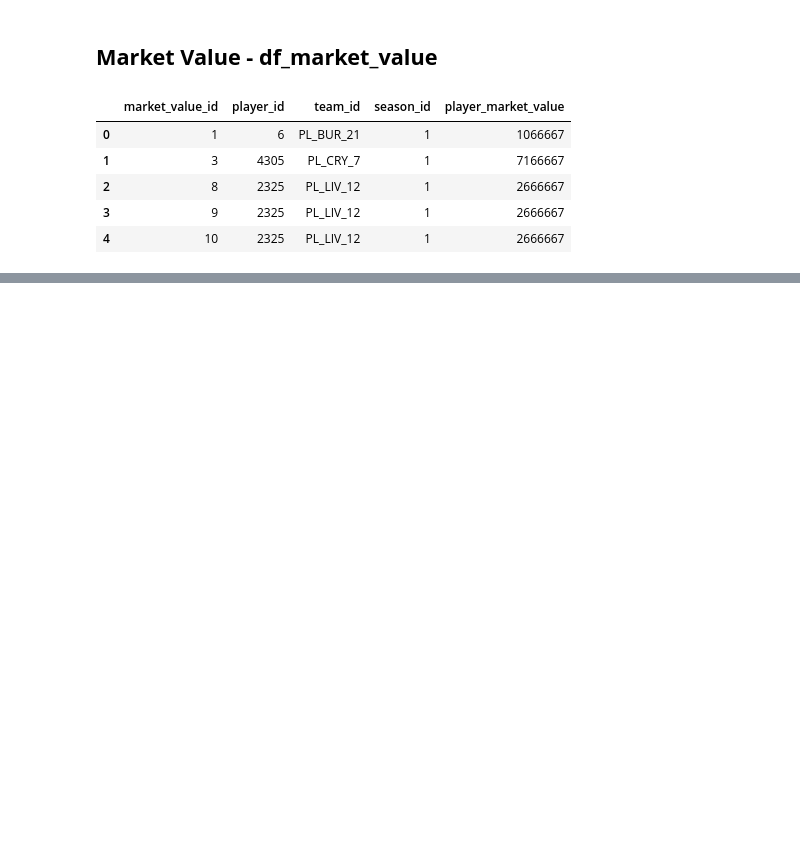
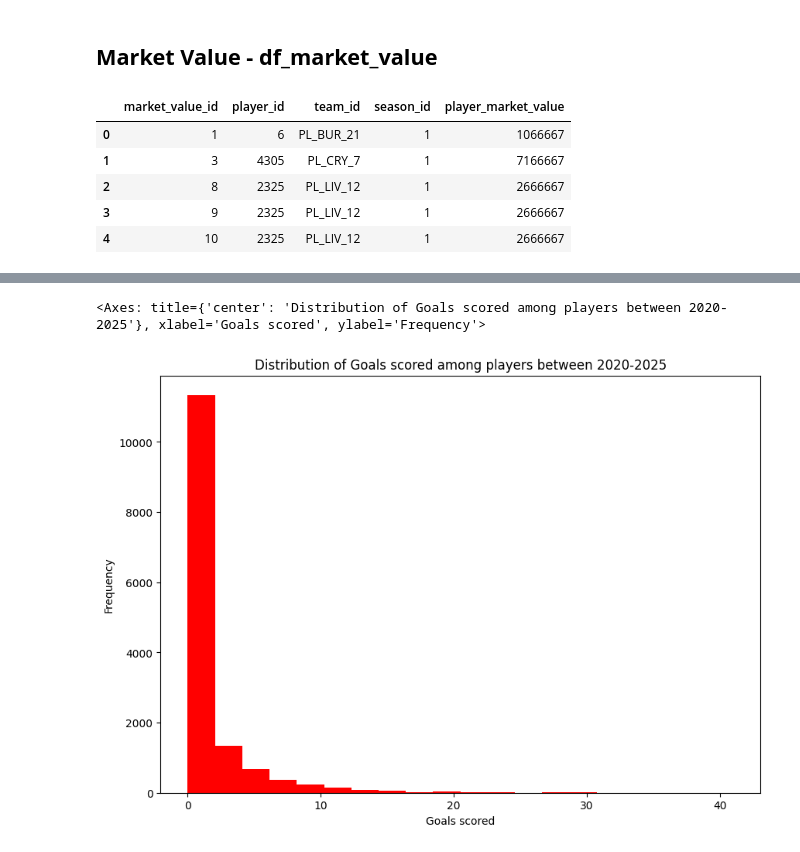
Before and after one commit to sanyi1998/Sandor_Varsanyi_CAPB352_BDA_Project_2025, a Jupyter notebook: Sandor_Varsanyi_CAPB352_final_project.ipynb, the cells around one changed output, grey strips where cells are left out. Cells and saved outputs as stored; diff of their text form; code cells hidden in the pictures; blank space fills up the shorter version.

```diff
--- a/Sandor_Varsanyi_CAPB352_final_project.ipynb
+++ b/Sandor_Varsanyi_CAPB352_final_project.ipynb
@@ -597,0 +755,5 @@ df_market_value.head()
+# %%
+df_player_standard['player_perform_Gls'].plot(kind='hist', bins=20, figsize=(10,7), title='Distribution of Goals scored among players between 2020-2025', ylabel='Frequency', xlabel='Goals scored', color = 'red')
+# %% [output]
+<Axes: title={'center': 'Distribution of Goals scored among players between 2020-2025'}, xlabel='Goals scored', ylabel='Frequency'>
+[figure, added]
```
Also changed, not shown: parts of 21 cells of this notebook.
